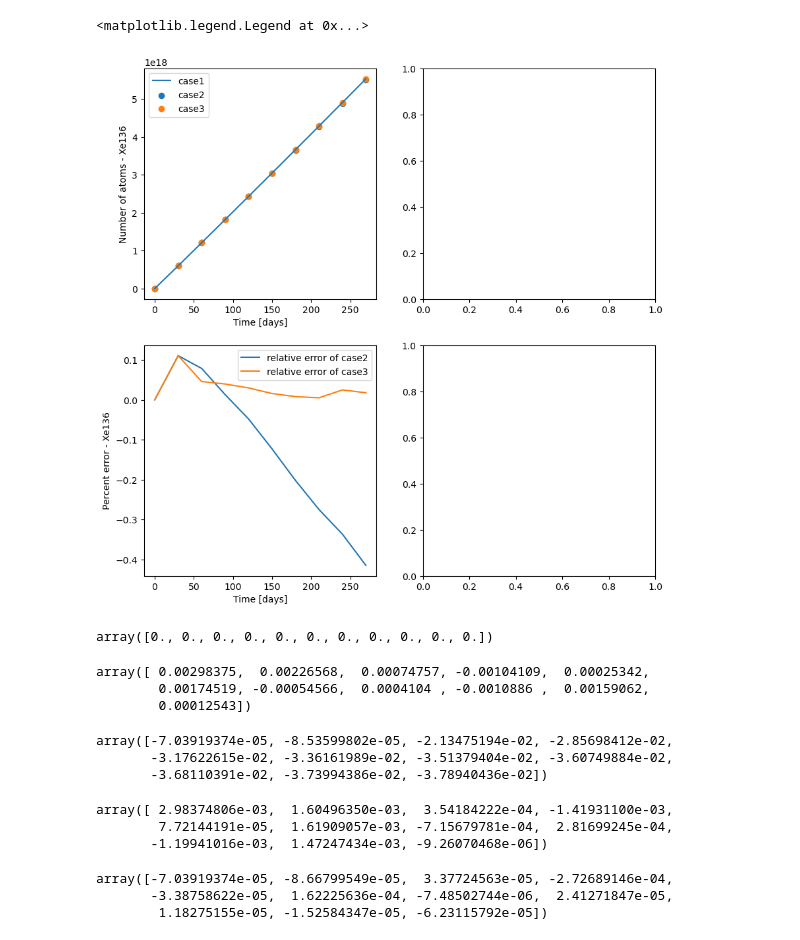
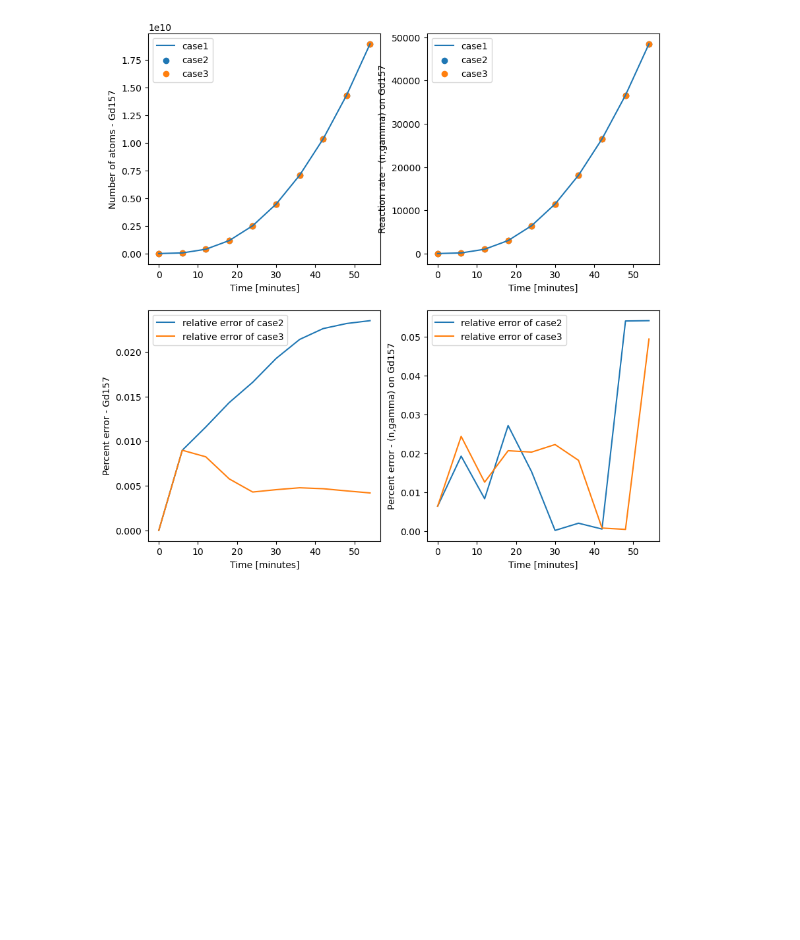
Before and after one commit to yardasol/2023-openmc-depletion-data, a Jupyter notebook: compare-results.ipynb, the cells around one changed output. Cells and saved outputs as stored; diff of their text form; code cells hidden in the pictures; blank space fills up the shorter version.

```diff
--- a/compare-results.ipynb
+++ b/compare-results.ipynb
@@ -12,10 +12,10 @@ time_types = [('minutes', _SECONDS_PER_MINUTE, 'minutes'),
 normalization_types = ('source_rate', 'fission_q')
 depletion_types = [('simple', '../openmc/tests/chain_simple.xml'), ('full', 'chain_endbf71_pwr.xml')]
 # %%
-time_type = 3
+time_type = 0
 integrator_type = 0
 normalization_type = 0
-depletion_type = 0
+depletion_type = 1
 
 time_type, time_scale_factor, time_unit = time_types[time_type]
 integrator_type = integrator_types[integrator_type]
@@ -77,72 +63,44 @@ case3_results
 # %%
-nuc = 'Xe136'
-#rx = '(n,gamma)'
+nuc = 'Gd157'
+rx = '(n,gamma)'
 i = -1
 j = -1
 c1_atoms, c2_atoms, c3_atoms = atoms_dict[nuc]
-#c1_nuc_rx, c2_nuc_rx, c3_nuc_rx = rx_dict[nuc][rx]
 
 fig, ((ax1, ax2), (ax3, ax4)) = plt.subplots(2, 2, figsize=(10,10))
 
 ax1.plot(time[:i], c1_atoms[:i], label="case1")
 ax1.scatter(time[:i], c2_atoms[:i], label="case2")
 ax1.scatter(time[:i], c3_atoms[:i], label="case3")
 ax1.set_xlabel(f"Time [{time_unit}]")
 ax1.set_ylabel(f"Number of atoms - {nuc}");
 ax1.legend()
 
-at_error21 = 100 * (c2_atoms - c1_atoms) / c1_atoms
-at_error31 = 100 * (c3_atoms - c1_atoms) / c1_atoms
-at_error23 = 100 * (c2_atoms - c3_atoms) / c3_atoms
+at_error21 = 100 * abs((c2_atoms - c1_atoms) / c1_atoms)
+at_error31 = 100 * abs((c3_atoms - c1_atoms) / c1_atoms)
+at_error23 = 100 * abs((c2_atoms - c3_atoms) / c3_atoms)
 ax3.plot(time[:j], at_error21[:j], label="relative error of case2")
 ax3.plot(time[:j], at_error31[:j], label="relative error of case3")
 ax3.set_xlabel(f"Time [{time_unit}]")
 ax3.set_ylabel(f"Percent error - {nuc}")
 ax3.legend()
 
-#ax2.plot(time[:i], c1_nuc_rx[:i], label="case1")
-#ax2.scatter(time[:i], c2_nuc_rx[:i], label="case2")
-#ax2.scatter(time[:i], c3_nuc_rx[:i], label="case3")
-#ax2.set_xlabel(f"Time [{time_unit}]")
-#ax2.set_ylabel(f"Reaction rate - {rx} on {nuc}");
-#ax2.legend()
+if len(chain.nuclides[chain.nuclide_dict[nuc]].reactions) != 0:
+    c1_nuc_rx, c2_nuc_rx, c3_nuc_rx = rx_dict[nuc][rx]
+    ax2.plot(time[:i], c1_nuc_rx[:i], label="case1")
+    ax2.scatter(time[:i], c2_nuc_rx[:i], label="case2")
+    ax2.scatter(time[:i], c3_nuc_rx[:i], label="case3")
+    ax2.set_xlabel(f"Time [{time_unit}]")
+    ax2.set_ylabel(f"Reaction rate - {rx} on {nuc}");
+    ax2.legend()
 
-#rx_error21 = 100 * (c2_nuc_rx - c1_nuc_rx) / c1_nuc_rx
-#rx_error31 = 100 * (c3_nuc_rx - c1_nuc_rx) / c1_nuc_rx
-#rx_error23 = 100 * (c2_nuc_rx - c3_nuc_rx) / c3_nuc_rx
-#ax4.plot(time[:j], rx_error21[:j], label="relative error of case2")
-#ax4.plot(time[:j], rx_error31[:j], label="relative error of case3")
-#ax4.set_xlabel(f"Time [{time_unit}]")
-#ax4.set_ylabel(f"Percent error - {rx} on {nuc}")
-#ax4.legend()
+    rx_error21 = abs(100 * (c2_nuc_rx - c1_nuc_rx) / c1_nuc_rx)
+    rx_error31 = abs(100 * (c3_nuc_rx - c1_nuc_rx) / c1_nuc_rx)
+    rx_error23 = abs(100 * (c2_nuc_rx - c3_nuc_rx) / c3_nuc_rx)
+    ax4.plot(time[:j], rx_error21[:j], label="relative error of case2")
+    ax4.plot(time[:j], rx_error31[:j], label="relative error of case3")
+    ax4.set_xlabel(f"Time [{time_unit}]")
+    ax4.set_ylabel(f"Percent error - {rx} on {nuc}")
+    ax4.legend()
 # %% [output]
-<matplotlib.legend.Legend at 0x...>
-[figure, old version]
+[figure, new version]
-# %%
-c3_atoms
-# %% [output]
-array([0., 0., 0., 0., 0., 0., 0., 0., 0., 0., 0.])
-# %%
-(c3_nuc_rx - c1_nuc_rx) / c1_nuc_rx
-# %% [output]
-array([ 0.00298375,  0.00226568,  0.00074757, -0.00104109,  0.00025342,
-        0.00174519, -0.00054566,  0.0004104 , -0.0010886 ,  0.00159062,
-        0.00012543])
-# %%
-(c3_nuc_rx - c1_nuc_rx) / c1_nuc_rx
-# %% [output]
-array([-7.03919374e-05, -8.53599802e-05, -2.13475194e-02, -2.85698412e-02,
-       -3.17622615e-02, -3.36161989e-02, -3.51379404e-02, -3.60749884e-02,
-       -3.68110391e-02, -3.73994386e-02, -3.78940436e-02])
-# %%
-((c3_nuc_rx / c3_atoms) - (c1_nuc_rx / c1_atoms)) / (c1_nuc_rx / c1_atoms)
-# %% [output]
-array([ 2.98374806e-03,  1.60496350e-03,  3.54184222e-04, -1.41931100e-03,
-        7.72144191e-05,  1.61909057e-03, -7.15679781e-04,  2.81699245e-04,
-       -1.19941016e-03,  1.47247434e-03, -9.26070468e-06])
-# %%
-((c3_nuc_rx / c3_atoms) - (c1_nuc_rx / c1_atoms)) / (c1_nuc_rx / c1_atoms)
-# %% [output]
-array([-7.03919374e-05, -8.66799549e-05,  3.37724563e-05, -2.72689146e-04,
-       -3.38758622e-05,  1.62225636e-04, -7.48502744e-06,  2.41271847e-05,
-        1.18275155e-05, -1.52584347e-05, -6.23115792e-05])
```
Also changed, not shown: parts of 15 cells of this notebook.
